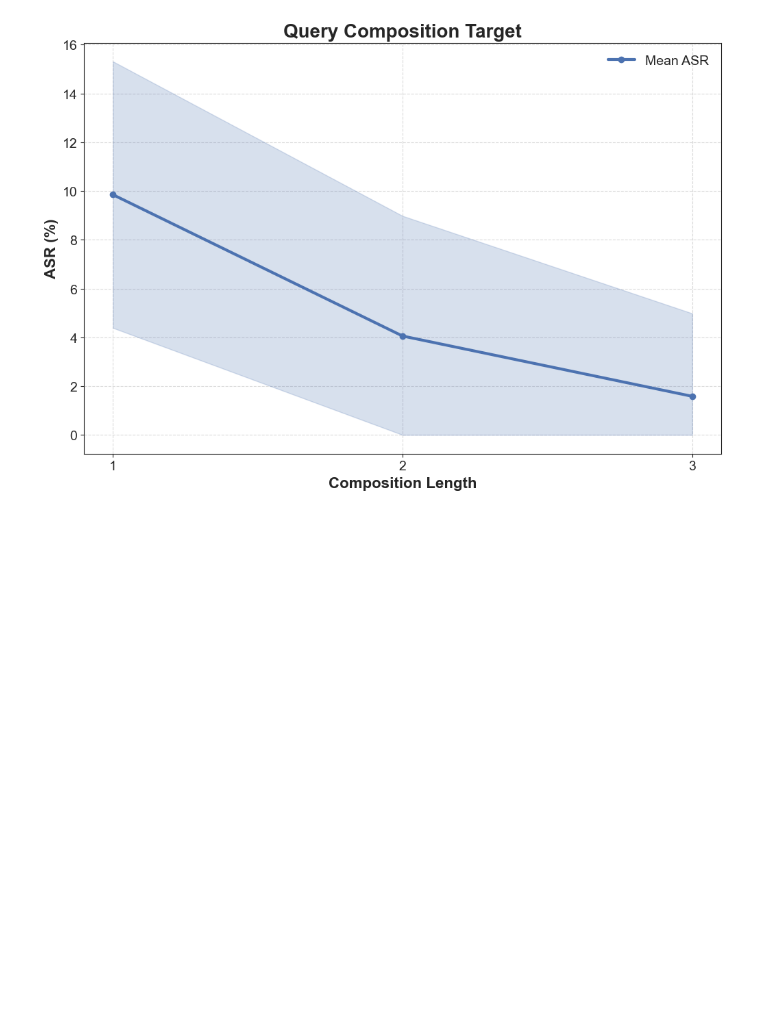
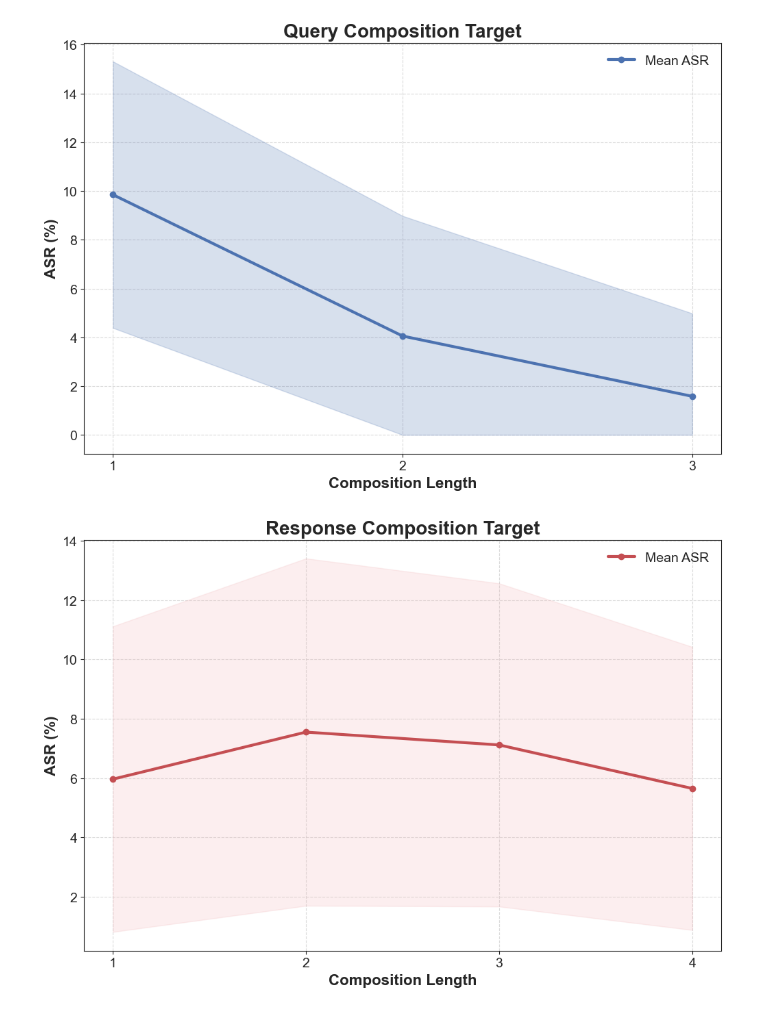
Before and after one commit to briteroses/string-manipulation, a Jupyter notebook: data_analysis.ipynb, the cells around one changed output. Saved outputs shown, nothing was run; the diff lists cells and outputs as text; code cells hidden in the pictures; blank space fills up the shorter version.

```diff
--- a/data_analysis.ipynb
+++ b/data_analysis.ipynb
@@ -95,6 +95,49 @@ plt.subplots_adjust(bottom=0.15, top=0.9)
 plt.show()
 # %% [output]
 [figure]
+# %%
+# Group by k_num_transforms and calculate mean and std of all asr columns combined for each group
+response_asr_groups = df[df['composition_target'] == 'response'].groupby('k_num_transforms').apply(lambda x: x.iloc[:, 8:].values.flatten())
+response_asr_means = response_asr_groups.apply(lambda x: np.nanmean(x))
+response_asr_stds = response_asr_groups.apply(lambda x: np.nanstd(x))
+
+import matplotlib.pyplot as plt
+import seaborn as sns
+
+# Set the Seaborn style
+sns.set_style("ticks")
+sns.set_palette("muted")
+
+# Create a line plot of the ASR means
+fig, ax = plt.subplots(figsize=(12, 8))
+ax.plot(response_asr_means.index, response_asr_means.values, marker='o', linewidth=3, color='#C44E52', label='Mean ASR')
+
+# Add a confidence band using the ASR standard deviations
+ax.fill_between(response_asr_means.index, np.clip(response_asr_means.values - response_asr_stds.values, 0, None), response_asr_means.values + response_asr_stds.values, alpha=0.22, color='#F2B5B8')
+
+# Add labels and title
+ax.set_xlabel('Composition Length', fontsize=16, fontweight='bold')
+ax.set_ylabel('ASR (%)', fontsize=16, fontweight='bold')
+ax.set_title('Response Composition Target', fontsize=20, fontweight='bold')
+
+
+# Set x-axis ticks to only show integer values
+ax.set_xticks(range(1, max(response_asr_means.index) + 1))
+ax.tick_params(axis='both', which='major', labelsize=14)
+
+# Add a grid
+ax.grid(True, linestyle='--', alpha=0.7)
+
+# Add a legend
+ax.legend(fontsize=14, frameon=False)
+
+# Adjust the bottom and top margins
+plt.subplots_adjust(bottom=0.15, top=0.9)
+
+# Display the plot
+plt.show()
+# %% [output]
+[figure, added]
 # %%
 from experiments.composition import CompositionExperiment
 from models.black_box_model import GPT4_Turbo
```
Also changed, not shown: parts of 3 cells of this notebook, 5 other files.
